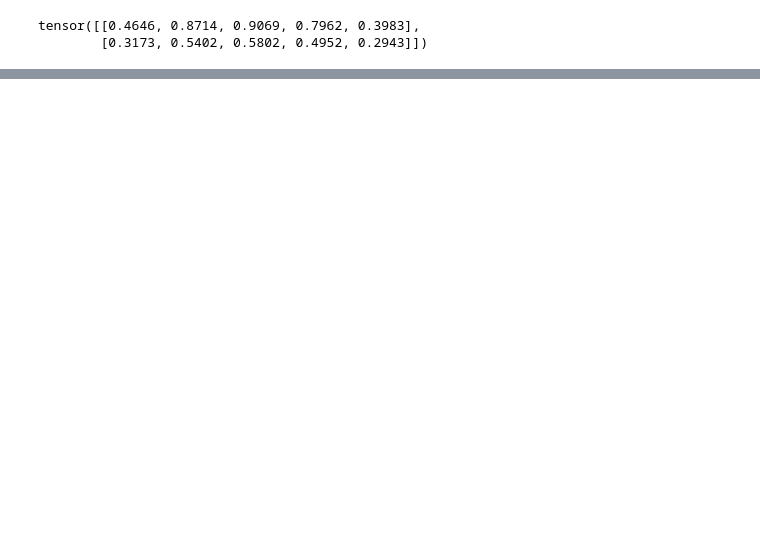
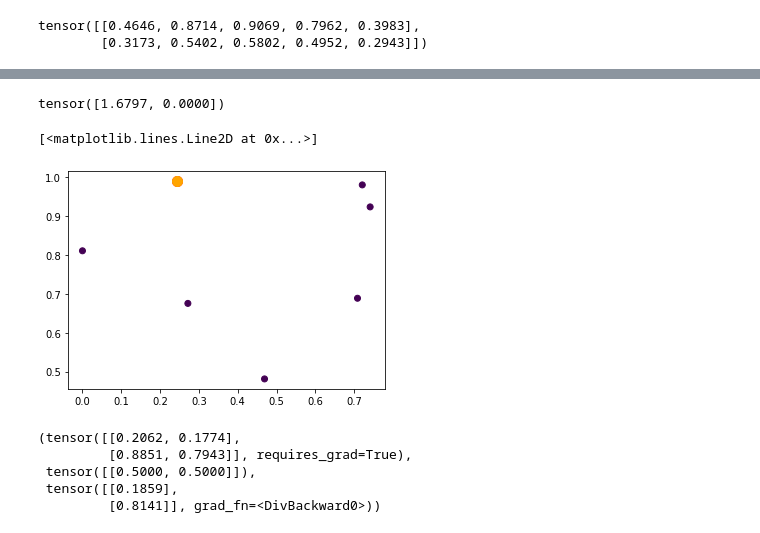
Before and after one commit to eliotshekhtman/strategic-bandits, a Jupyter notebook: strategic-agents.ipynb, the cells around one changed output, grey strips where cells are left out. Drawn from its saved outputs; the diff is of its cells as text; code cells hidden in the pictures; blank space fills up the shorter version.

```diff
--- a/strategic-agents.ipynb
+++ b/strategic-agents.ipynb
@@ -309,0 +343,10 @@ tensor([[0.4646, 0.8714, 0.9069, 0.7962, 0.3983],
+# %%
+x_new = torch.tensor([0.5, 0.2])
+u = torch.tensor([0.3, 0])
+phi, b = l1norm_phi(Xs, W, u)
+x_prime = softmax_gragent(x_new, phi, b, u).detach()
+
+plt.gca().set_aspect('equal')
+plt.scatter(X_x, X_y, c=Y)
+plt.plot(x_new[0], x_new[1], marker="o", markersize=10, markeredgecolor="red", markerfacecolor="red")
+plt.plot(x_prime[0], x_prime[1], marker="o", markersize=10, markeredgecolor="red", markerfacecolor="red")
@@ -309,0 +510,28 @@ tensor([[0.4646, 0.8714, 0.9069, 0.7962, 0.3983],
+# %%
+phi @ Xhats[0]
+# %% [output]
+tensor([1.6797, 0.0000])
+# %%
+x_new = torch.rand(d)
+Xhats = torch.stack(adv_dataset)
+xWs = torch.stack(labels)
+Xs = torch.stack(dataset)
+phi, b = opt_phi(Xhats, xWs, u)
+phi = phi.detach()
+
+x_prime = l1norm_gragent(x_new, phi, b, u).detach()
+dataset.append(x_new)
+adv_dataset.append(x_prime)
+rew = reward(x_new, x_prime, W, phi, b).detach()
+xW = get_xW(x_prime, rew, phi, b).detach()
+labels.append(xW)
+# %%
+actions = torch.max(phi @ Xs.T + b.reshape(-1, 1) / (one_m @ (phi @ Xs.T + b.reshape(-1, 1))), axis=0)
+
+plt.gca().set_aspect('equal')
+plt.scatter(Xs[:, 0], Xs[:, 1], c=actions.indices.tolist())
+plt.plot(x_new[0], x_new[1], marker="o", markersize=10, markeredgecolor="red", markerfacecolor="red")
+plt.plot(x_prime[0], x_prime[1], marker="o", markersize=10, markeredgecolor="orange", markerfacecolor="orange")
+# %% [output]
+[<matplotlib.lines.Line2D at 0x...>]
+[figure, added]
@@ -309,0 +544,8 @@ tensor([[0.4646, 0.8714, 0.9069, 0.7962, 0.3983],
+# %%
+phi, Xs, phi @ Xs.T / (one_m @ (phi @ Xs.T))
+# %% [output]
+(tensor([[0.2062, 0.1774],
+         [0.8851, 0.7943]], requires_grad=True),
+ tensor([[0.5000, 0.5000]]),
+ tensor([[0.1859],
+         [0.8141]], grad_fn=<DivBackward0>))
```
Also changed, not shown: parts of 21 cells of this notebook, 1 other file.
